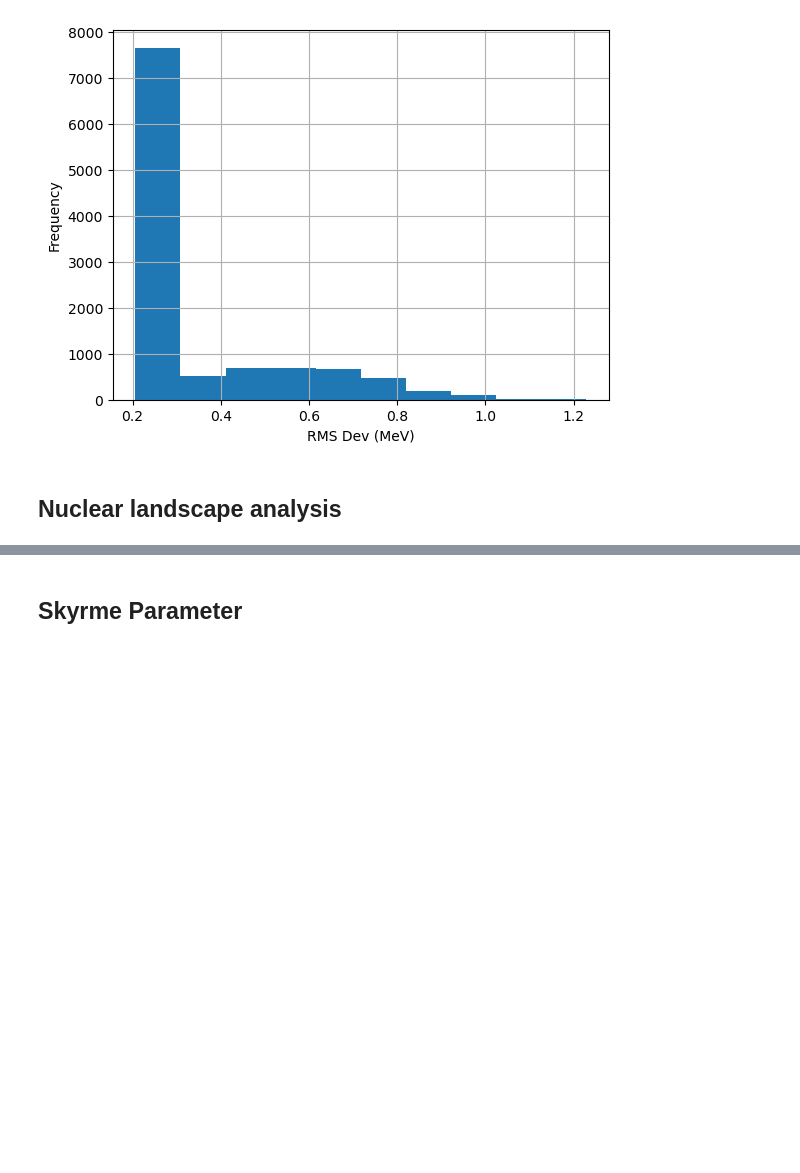
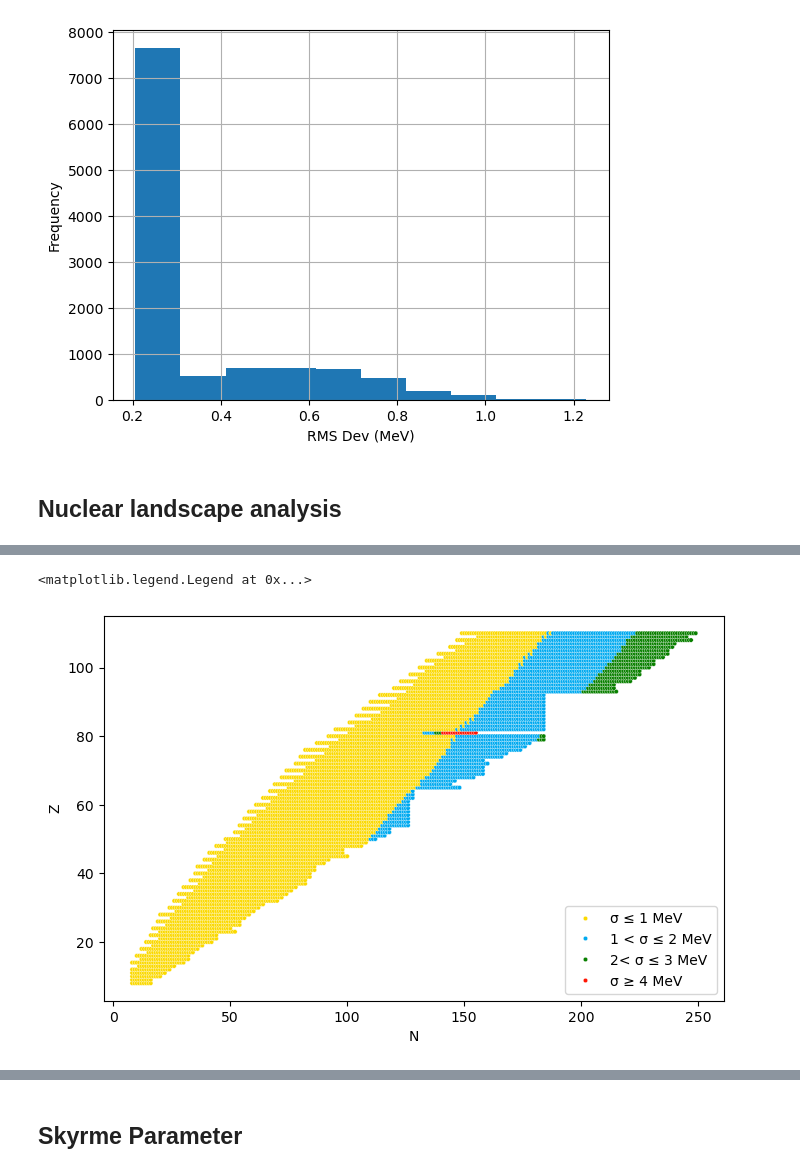
Before and after one commit to mzyudhistira/BSk24-Emu, a Jupyter notebook: analysis.ipynb, the cells around one changed output, grey strips where cells are left out. Saved outputs shown, nothing was run; the diff lists cells and outputs as text; code cells hidden in the pictures; blank space fills up the shorter version.

```diff
--- a/analysis.ipynb
+++ b/analysis.ipynb
@@ -213,0 +327,24 @@ Text(0.5, 0, 'RMS Dev (MeV)')
+# %%
+# Variant's Uncertainty Plot
+plt.figure(figsize=(8, 5))
+colour_map_sig = {
+    "σ ≤ 1 MeV": "#FBD900",
+    "1 < σ ≤ 2 MeV": "#00AAF0",
+    "2< σ ≤ 3 MeV": "#098000",
+    "σ ≥ 4 MeV": "#FF1503",
+}
+hue_order_sig = ["σ ≤ 1 MeV", "1 < σ ≤ 2 MeV", "2< σ ≤ 3 MeV", "σ ≥ 4 MeV"]
+sns.scatterplot(
+    data=grouped,
+    x="N",
+    y="Z",
+    hue="sigma_t",
+    palette=colour_map_sig,
+    s=10,
+    hue_order=hue_order_sig,
+)
+
+plt.legend(title="", loc="lower right")
+# %% [output]
+<matplotlib.legend.Legend at 0x...>
+[figure, added]
```
Also changed, not shown: parts of 11 cells of this notebook, 2 other files.
